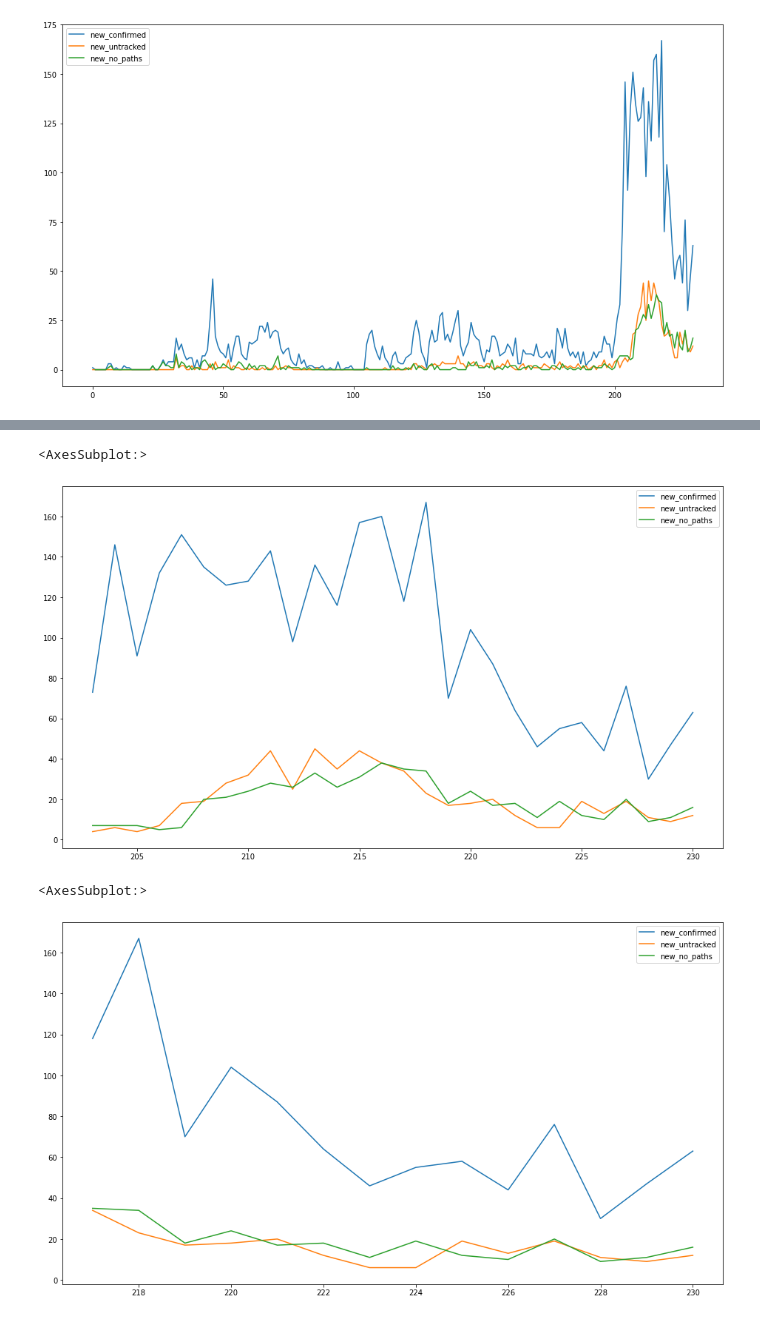
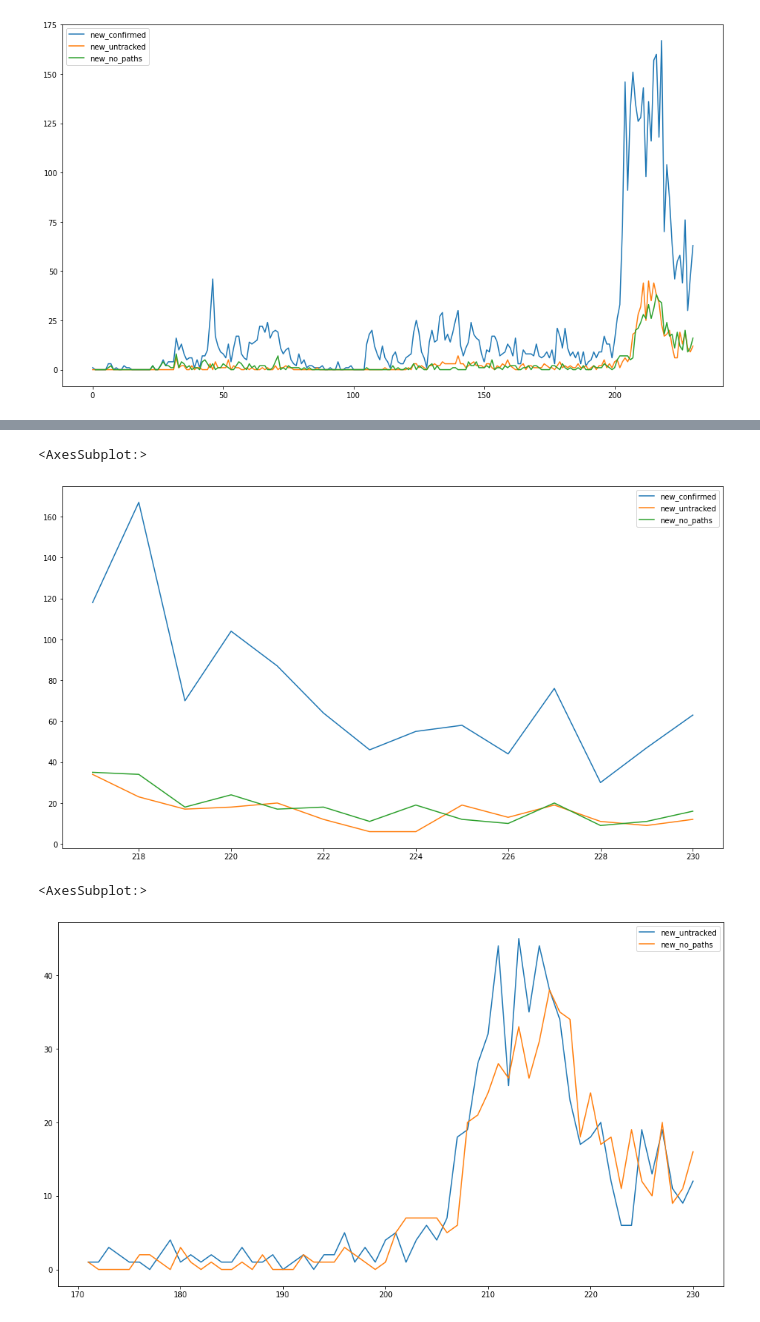
Before and after one commit to snoop2head/covid19_unknown_spread, a Jupyter notebook: wrangle_prediction.ipynb, the cells around one changed output, grey strips where cells are left out. Cells and saved outputs as stored; diff of their text form; code cells hidden in the pictures.

```diff
--- a/wrangle_prediction.ipynb
+++ b/wrangle_prediction.ipynb
@@ -551,10 +535,13 @@ df_train[["new_confirmed", "new_untracked", "new_no_paths"]].plot(figsize=(16,9)
 # %%
-after_jkh[["new_confirmed", "new_untracked", "new_no_paths"]].plot(figsize=(16,9))
+# 최근 2주 데이터
+recent_two_weeks_data = df_train.tail(14)
+recent_two_weeks_data[["new_confirmed", "new_untracked", "new_no_paths"]].plot(figsize=(16,9))
 # %% [output]
 <AxesSubplot:>
-[figure, old version]
+[figure, new version]
 # %%
-recent_two_weeks_data[["new_confirmed", "new_untracked", "new_no_paths"]].plot(figsize=(16,9))
+# 확인된 감염경로 개수와 경로 미확인 감염자 트렌드
+df_train[["new_untracked", "new_no_paths"]][-60:].plot(figsize=(16,9))
 # %% [output]
 <AxesSubplot:>
-[figure, old version]
+[figure, new version]
```
Also changed, not shown: parts of 11 cells of this notebook, 2 other files.
